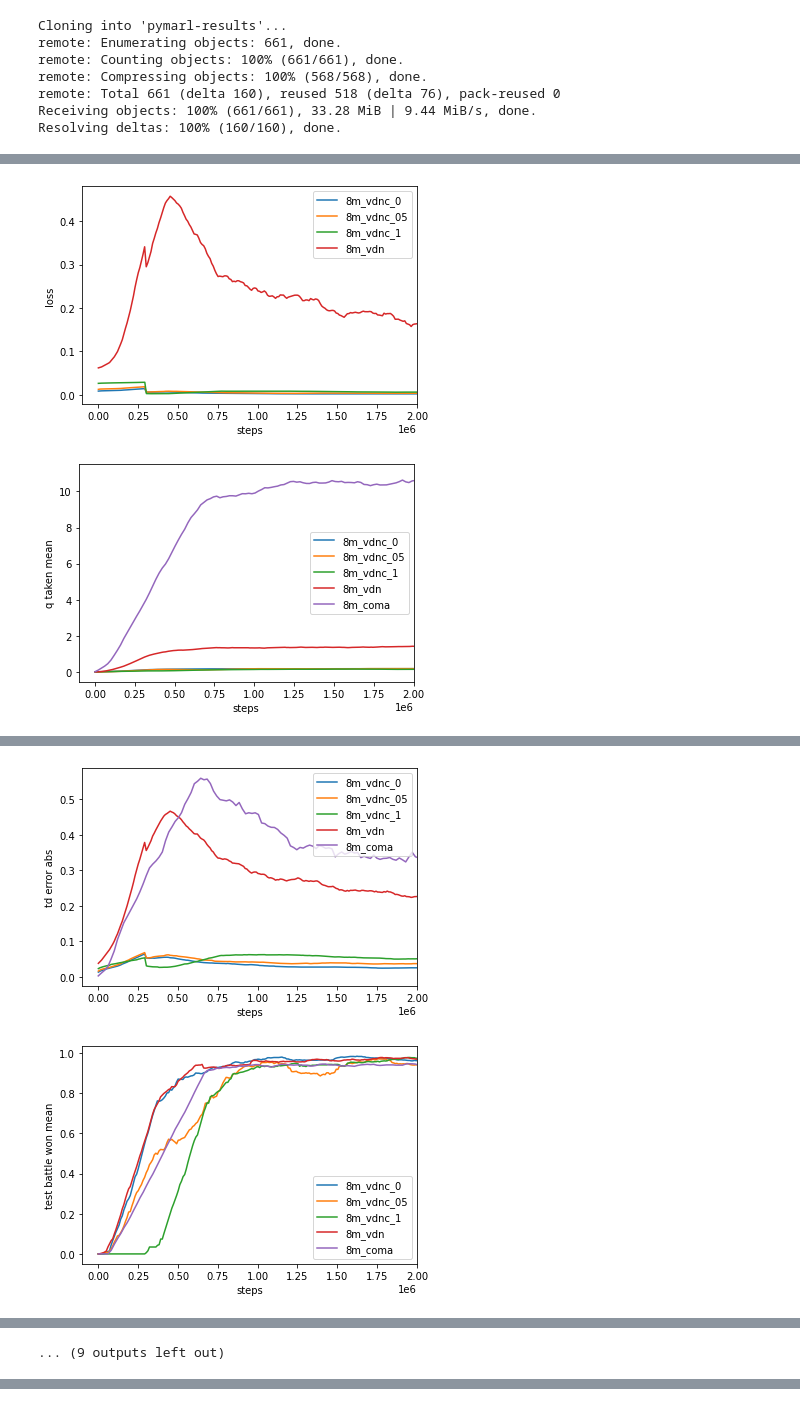
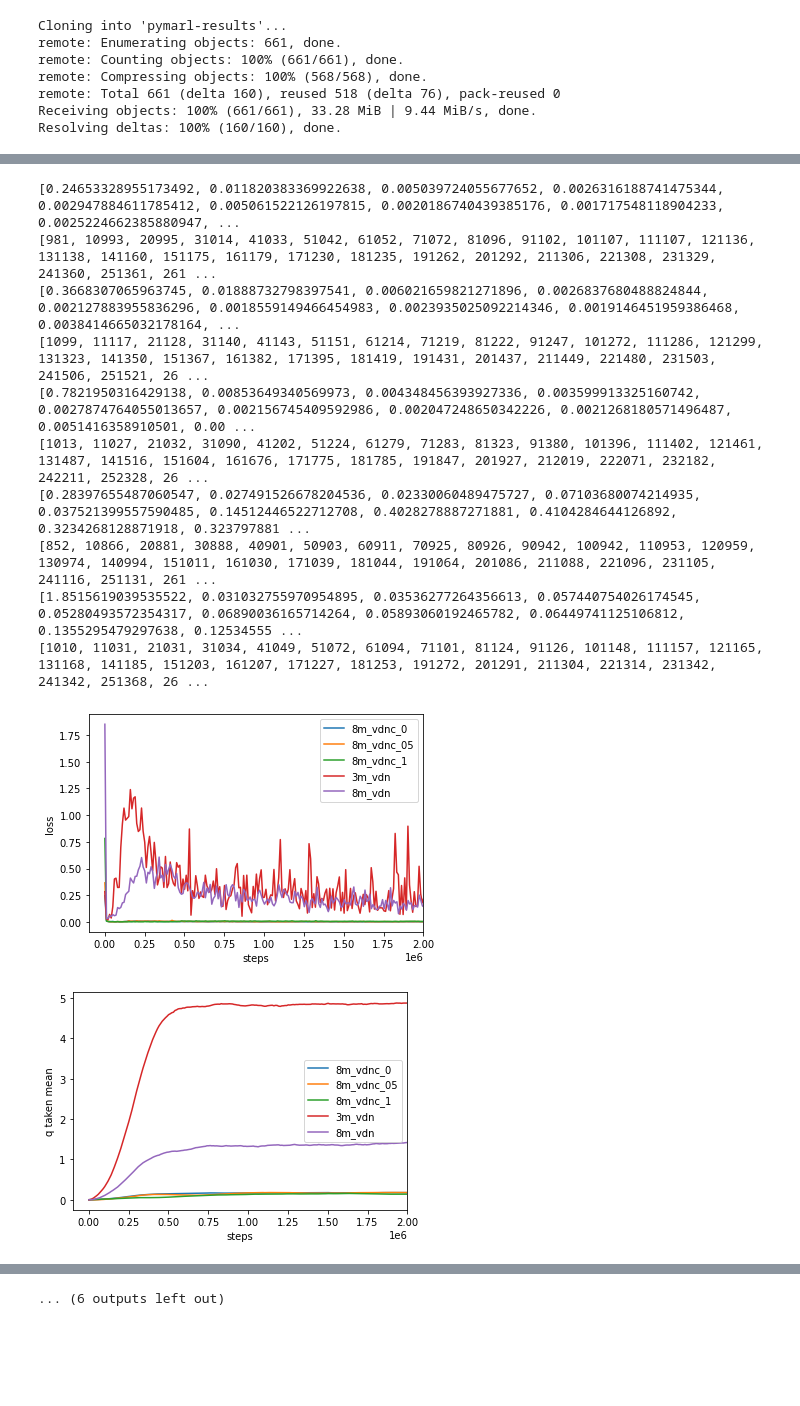
Before and after one commit to PMatthaei/project-thesis-pymarl-results, a Jupyter notebook: visualize_pymarl.ipynb, the cells around one changed output, grey strips where cells are left out. Saved outputs shown, nothing was run; the diff lists cells and outputs as text; code cells hidden in the pictures; blank space fills up the shorter version.

```diff
--- a/visualize_pymarl.ipynb
+++ b/visualize_pymarl.ipynb
@@ -30,12 +30,12 @@ qmv2c = False #@param {type:"boolean"}
 vdn = True #@param {type:"boolean"}
 vdnc = False #@param {type:"boolean"}
 iql = False #@param {type:"boolean"}
-coma = True #@param {type:"boolean"}
+coma = False #@param {type:"boolean"}
 qtran = False #@param {type:"boolean"}
 
 #@markdown Choose environments
 three_marines = False #@param {type:"boolean"}
-eight_marines = True #@param {type:"boolean"}
+eight_marines = False #@param {type:"boolean"}
 twentyfive_marines = False #@param {type:"boolean"}
 three_stalkers_five_zealots = False #@param {type:"boolean"}
 
@@ -101,7 +101,7 @@ def extract_plot_data():
 n = 30  # the larger n is, the smoother curve will be
 b = [1.0 / n] * n
 a = 1
-not_smooth = ['epsilon']
+not_smooth = ['epsilon', 'td_error_abs', 'loss']
 def plot():
   for metric in metrics:
     # Exclude for now since weird jsons are returned
@@ -111,13 +111,15 @@ def plot():
     for i, data in enumerate(plot_data[metric]):
       # If plot data is hidden in a dict property 'value' -> unpack
       ys = list(map(lambda x: x['value'] if isinstance(x,dict) else x, data[1]))
-
+      xs = data[0]
       if metric in not_smooth:
         # Dont smooth all metrics included
-        plt.plot(data[0], data[1], label=data[2])
+        print(ys)
+        print(xs)
+        plt.plot(xs, ys, label=data[2])
       else:
         # Smooth via direct II transposed structure
-        plt.plot(data[0], lfilter(b, a, ys), label=data[2])
+        plt.plot(xs, lfilter(b,a,ys), label=data[2])
 
       plt.xlabel('steps')
       plt.xlim(right=2000000) # Experiments end at 2 million steps
@@ -155,2 +167,12 @@ plot()
+[0.24653328955173492, 0.011820383369922638, 0.005039724055677652, 0.0026316188741475344, 0.002947884611785412, 0.005061522126197815, 0.0020186740439385176, 0.001717548118904233, 0.0025224662385880947, ...
+[981, 10993, 20995, 31014, 41033, 51042, 61052, 71072, 81096, 91102, 101107, 111107, 121136, 131138, 141160, 151175, 161179, 171230, 181235, 191262, 201292, 211306, 221308, 231329, 241360, 251361, 261 ...
+[0.3668307065963745, 0.01888732798397541, 0.006021659821271896, 0.0026837680488824844, 0.002127883955836296, 0.0018559149466454983, 0.0023935025092214346, 0.0019146451959386468, 0.0038414665032178164, ...
+[1099, 11117, 21128, 31140, 41143, 51151, 61214, 71219, 81222, 91247, 101272, 111286, 121299, 131323, 141350, 151367, 161382, 171395, 181419, 191431, 201437, 211449, 221480, 231503, 241506, 251521, 26 ...
+[0.7821950316429138, 0.00853649340569973, 0.004348456393927336, 0.003599913325160742, 0.0027874764055013657, 0.002156745409592986, 0.002047248650342226, 0.0021268180571496487, 0.0051416358910501, 0.00 ...
+[1013, 11027, 21032, 31090, 41202, 51224, 61279, 71283, 81323, 91380, 101396, 111402, 121461, 131487, 141516, 151604, 161676, 171775, 181785, 191847, 201927, 212019, 222071, 232182, 242211, 252328, 26 ...
+[0.28397655487060547, 0.027491526678204536, 0.02330060489475727, 0.07103680074214935, 0.037521399557590485, 0.14512446522712708, 0.4028278887271881, 0.4104284644126892, 0.3234268128871918, 0.323797881 ...
+[852, 10866, 20881, 30888, 40901, 50903, 60911, 70925, 80926, 90942, 100942, 110953, 120959, 130974, 140994, 151011, 161030, 171039, 181044, 191064, 201086, 211088, 221096, 231105, 241116, 251131, 261 ...
+[1.8515619039535522, 0.031032755970954895, 0.03536277264356613, 0.057440754026174545, 0.05280493572354317, 0.06890036165714264, 0.05893060192465782, 0.06449741125106812, 0.1355295479297638, 0.12534555 ...
+[1010, 11031, 21031, 31034, 41049, 51072, 61094, 71101, 81124, 91126, 101148, 111157, 121165, 131168, 141185, 151203, 161207, 171227, 181253, 191272, 201291, 211304, 221314, 231342, 241342, 251368, 26 ...
-[figure, old version]
+[figure, new version]
-[figure, old version]
+[figure, new version]
@@ -160,2 +181,0 @@ plot()
-[figure, removed]
-[figure, removed]
@@ -163 +181,0 @@ plot()
-... (9 outputs left out)
@@ -163,0 +192 @@ plot()
+... (6 outputs left out)
```
Also changed, not shown: parts of 1 cell of this notebook.
